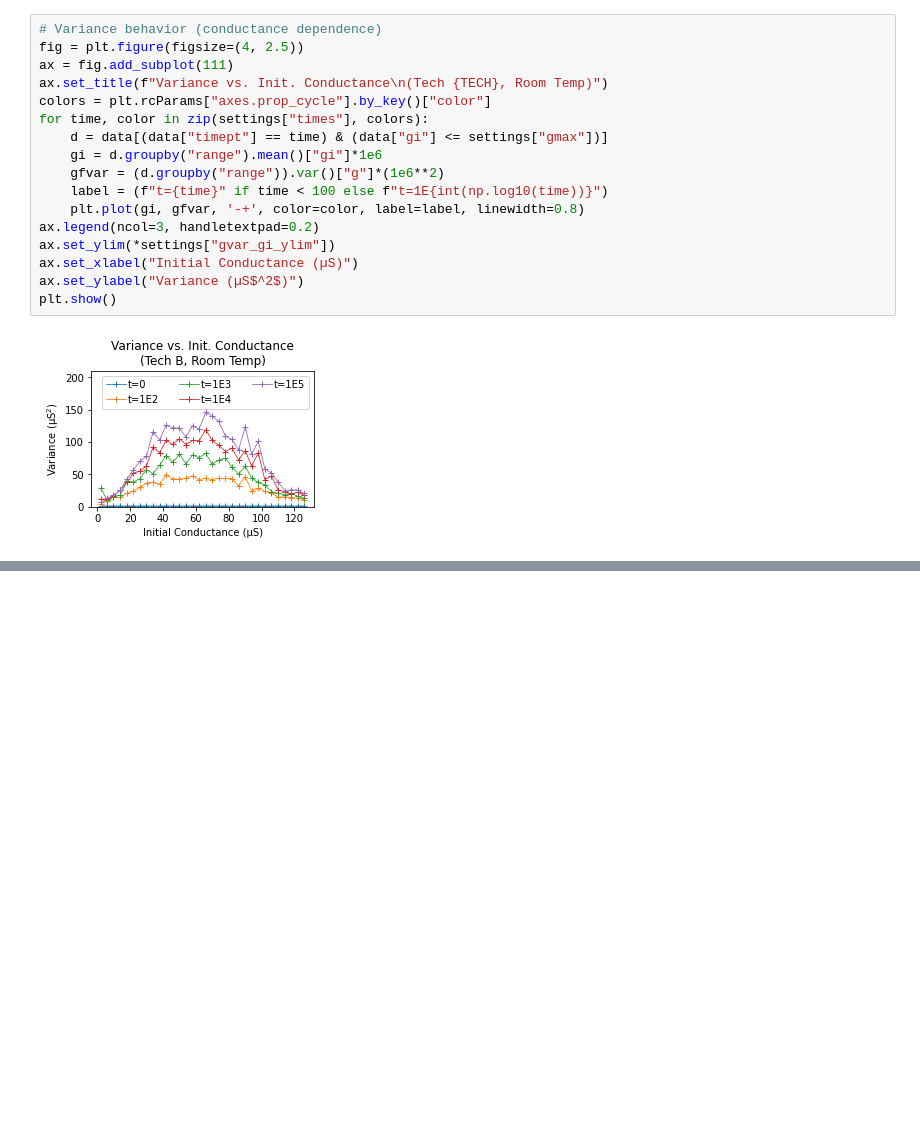
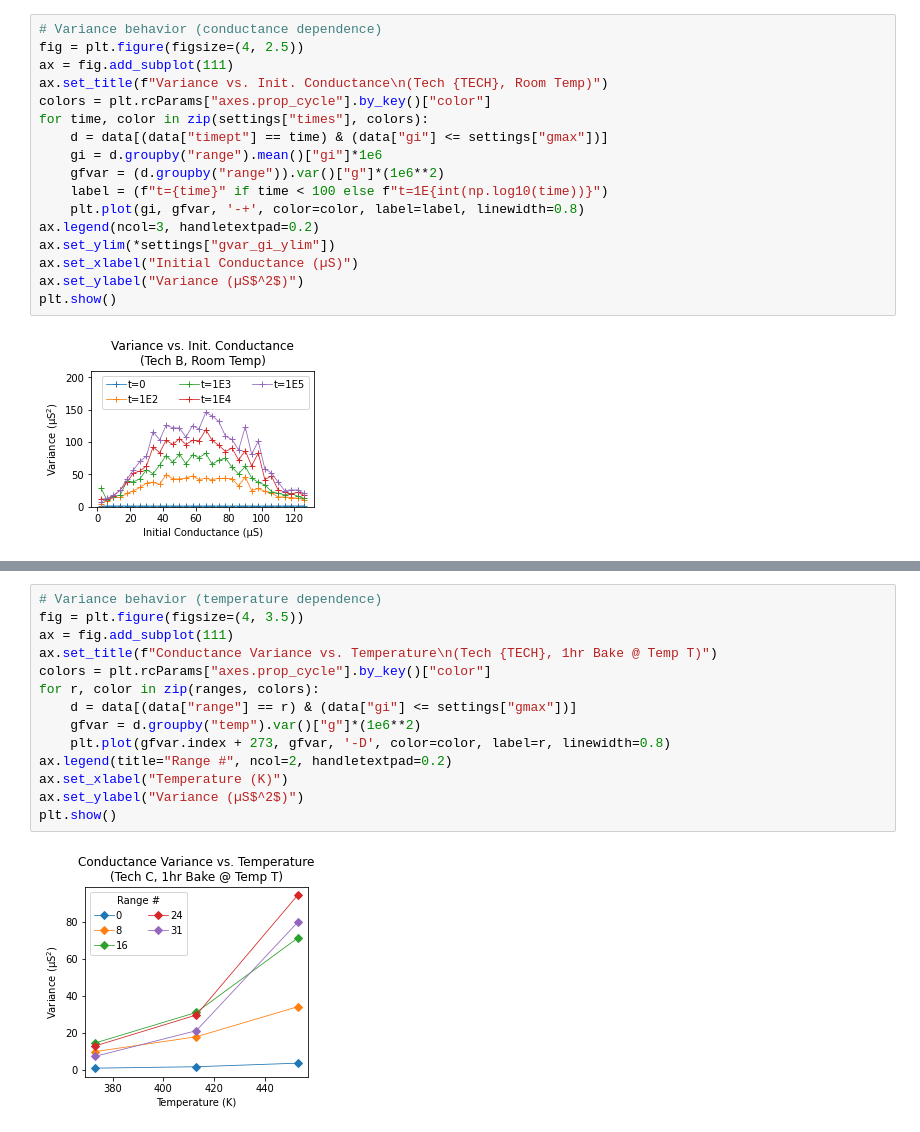
Before and after one commit to akashlevy/RRAM-Relaxation-Master-Model, a Jupyter notebook: analysis.ipynb, the cells around one changed output, grey strips where cells are left out. Cells and saved outputs as stored; diff of their text form; blank space fills up the shorter version.

```diff
--- a/analysis.ipynb
+++ b/analysis.ipynb
@@ -226,0 +285,16 @@ plt.show()
+# %%
+# Variance behavior (temperature dependence)
+fig = plt.figure(figsize=(4, 3.5))
+ax = fig.add_subplot(111)
+ax.set_title(f"Conductance Variance vs. Temperature\n(Tech {TECH}, 1hr Bake @ Temp T)")
+colors = plt.rcParams["axes.prop_cycle"].by_key()["color"]
+for r, color in zip(ranges, colors):
+    d = data[(data["range"] == r) & (data["gi"] <= settings["gmax"])]
+    gfvar = d.groupby("temp").var()["g"]*(1e6**2)
+    plt.plot(gfvar.index + 273, gfvar, '-D', color=color, label=r, linewidth=0.8)
+ax.legend(title="Range #", ncol=2, handletextpad=0.2)
+ax.set_xlabel("Temperature (K)")
+ax.set_ylabel("Variance (µS$^2$)")
+plt.show()
+# %% [output]
+[figure, added]
```
Also changed, not shown: parts of 14 cells of this notebook, 11 other files.
